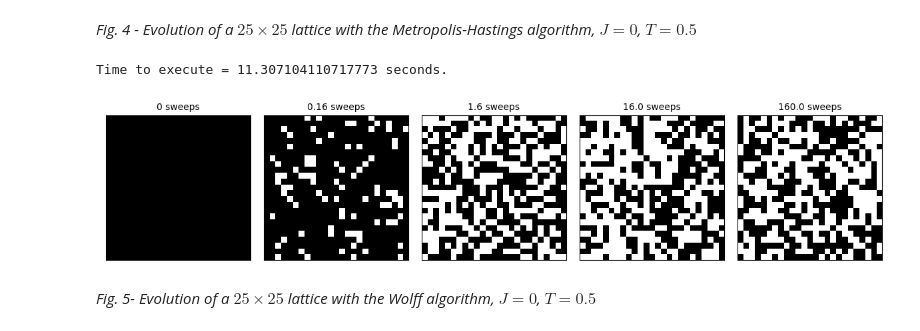
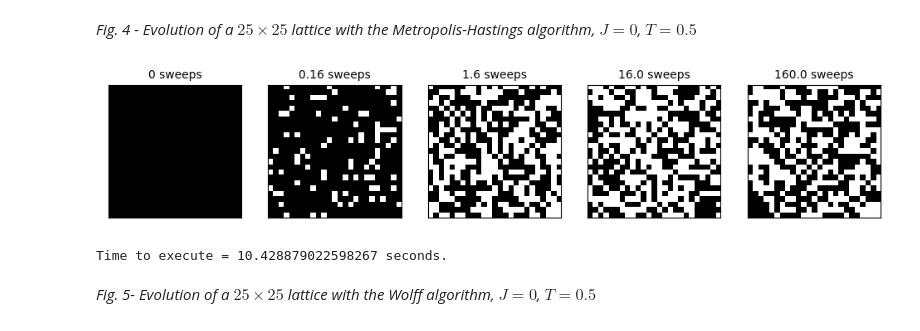
Before and after one commit to Part-II-Computational-Physics/cluster-algorithms-for-monte-carlo-jbd29, a Jupyter notebook: Report_final.ipynb, the cells around one changed output. Saved outputs shown, nothing was run; the diff lists cells and outputs as text; code cells hidden in the pictures.

```diff
--- a/Report_final.ipynb
+++ b/Report_final.ipynb
@@ -359,17 +373,15 @@ Time to execute = 2.241 seconds.
 # %%
 # Re-initialise lattice
 lattice = lat.make_lattice(25,1)
 # Time run length:
 start_time = time.time()
 # Evolve
 W.Wolff_evolve_and_show(lattice, 2, 0, plot_times)
 end_time = time.time()
 print('Time to execute = ' + str(end_time - start_time) + ' seconds.')
-plt.tight_layout()
-plt.show()
 # %% [output]
+[figure, new version]
-Time to execute = 11.307104110717773 seconds.
+Time to execute = 10.428879022598267 seconds.
-[figure, old version]
 # %% [markdown]
 *Fig. 5- Evolution of a $25 \times 25$ lattice with the Wolff algorithm, $J = 0$, $T = 0.5$*
 # %% [markdown]
```
Also changed, not shown: parts of 6 cells of this notebook.
